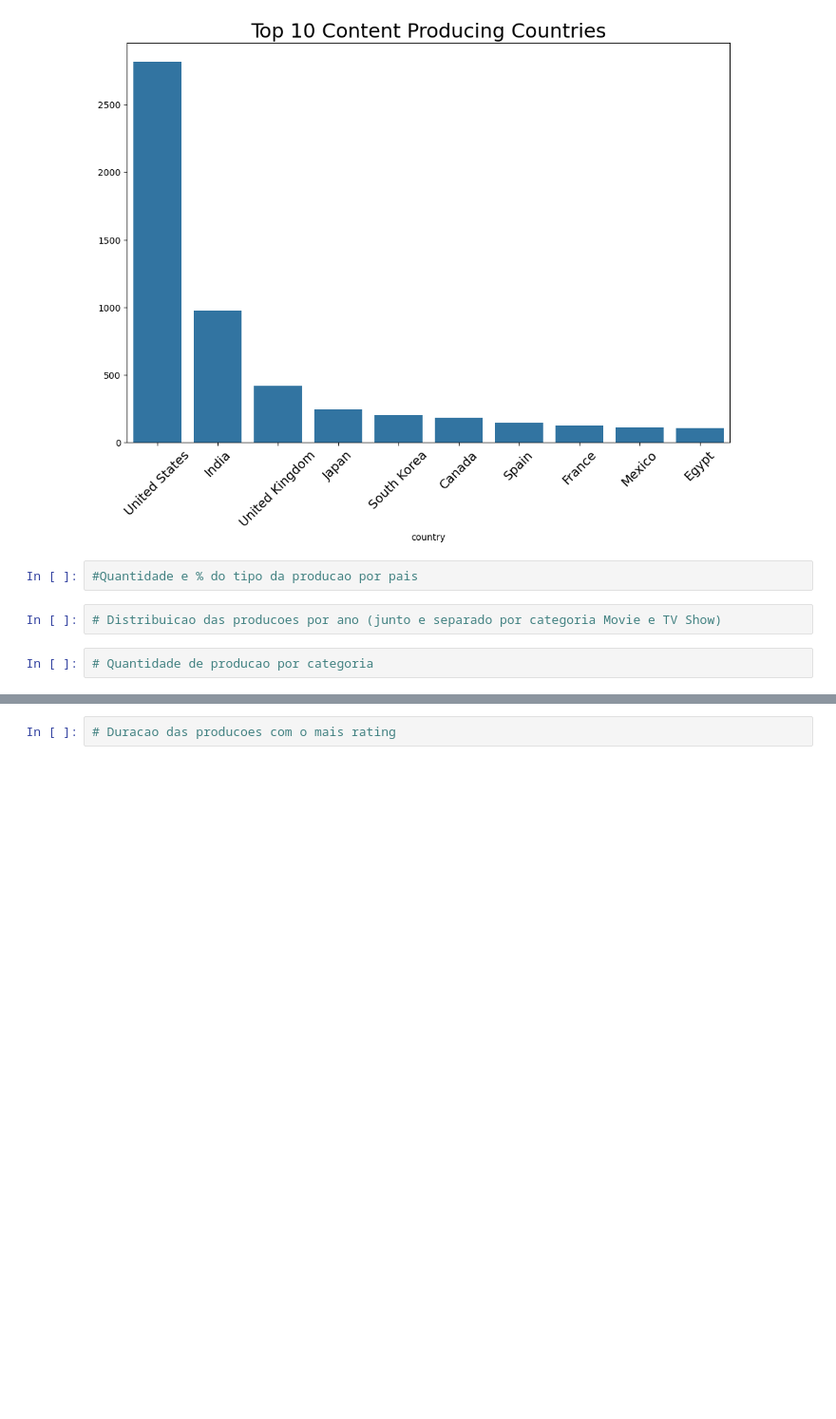
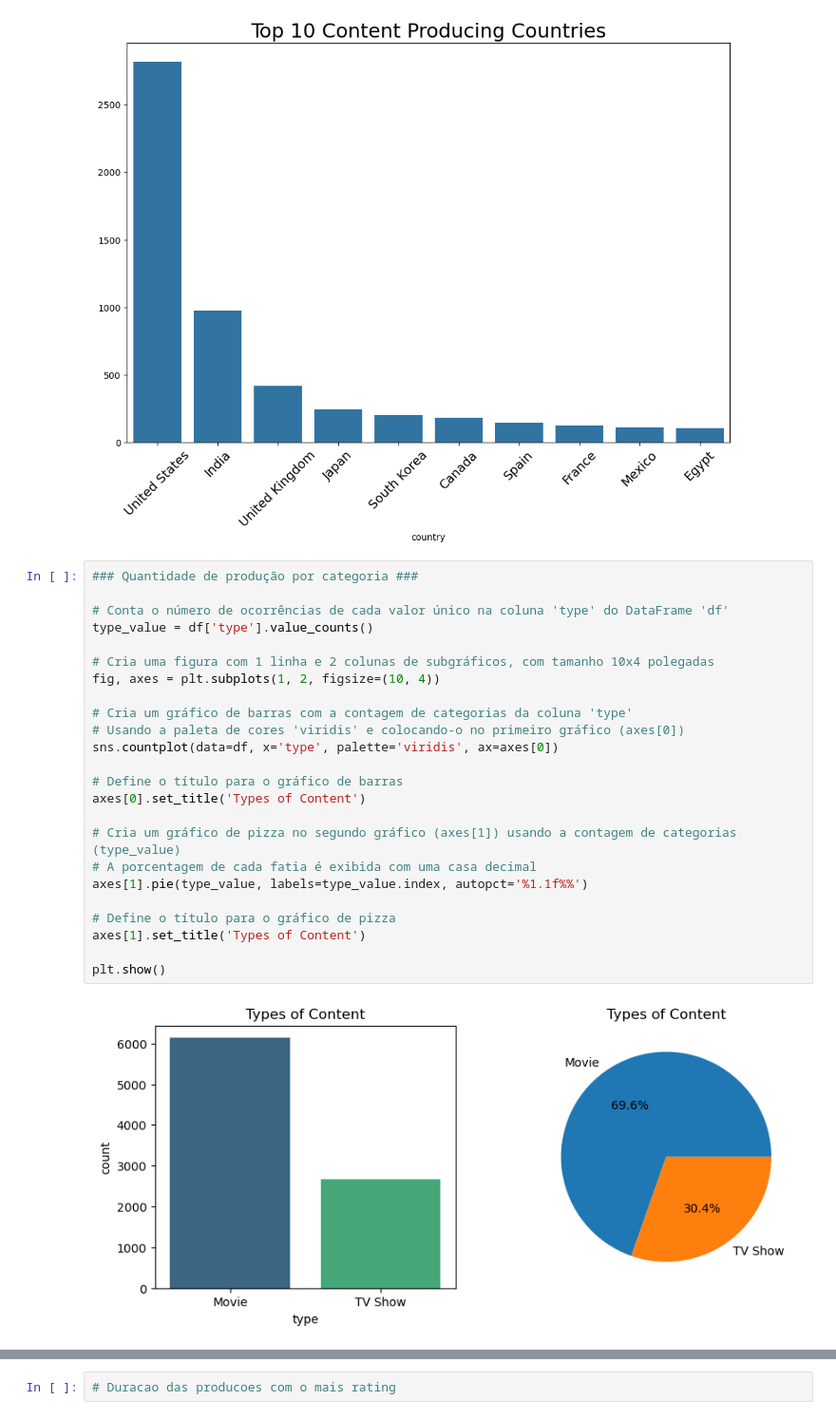
Before and after one commit to fernandoareias/notebooks, a Jupyter notebook: Netflix.ipynb, the cells around one changed output, grey strips where cells are left out. Shown at 95% size. Cells and saved outputs as stored; diff of their text form; blank space fills up the shorter version.

```diff
--- a/Netflix.ipynb
+++ b/Netflix.ipynb
@@ -115,9 +138,29 @@ plt.xticks(rotation = 45, fontsize = 14)
 plt.show()
 # %% [output]
 [figure]
-# %%
-#Quantidade e % do tipo da producao por pais
-# %%
-# Distribuicao das producoes por ano (junto e separado por categoria Movie e TV Show)
 # %%
-# Quantidade de producao por categoria
+### Quantidade de produção por categoria ###
+
+# Conta o número de ocorrências de cada valor único na coluna 'type' do DataFrame 'df'
+type_value = df['type'].value_counts()
+
+# Cria uma figura com 1 linha e 2 colunas de subgráficos, com tamanho 10x4 polegadas
+fig, axes = plt.subplots(1, 2, figsize=(10, 4))
+
+# Cria um gráfico de barras com a contagem de categorias da coluna 'type'
+# Usando a paleta de cores 'viridis' e colocando-o no primeiro gráfico (axes[0])
+sns.countplot(data=df, x='type', palette='viridis', ax=axes[0])
+
+# Define o título para o gráfico de barras
+axes[0].set_title('Types of Content')
+
+# Cria um gráfico de pizza no segundo gráfico (axes[1]) usando a contagem de categorias (type_value)
+# A porcentagem de cada fatia é exibida com uma casa decimal
+axes[1].pie(type_value, labels=type_value.index, autopct='%1.1f%%')
+
+# Define o título para o gráfico de pizza
+axes[1].set_title('Types of Content')
+
+plt.show()
+# %% [output]
+[figure, added]
```
Also changed, not shown: parts of 16 cells of this notebook.
